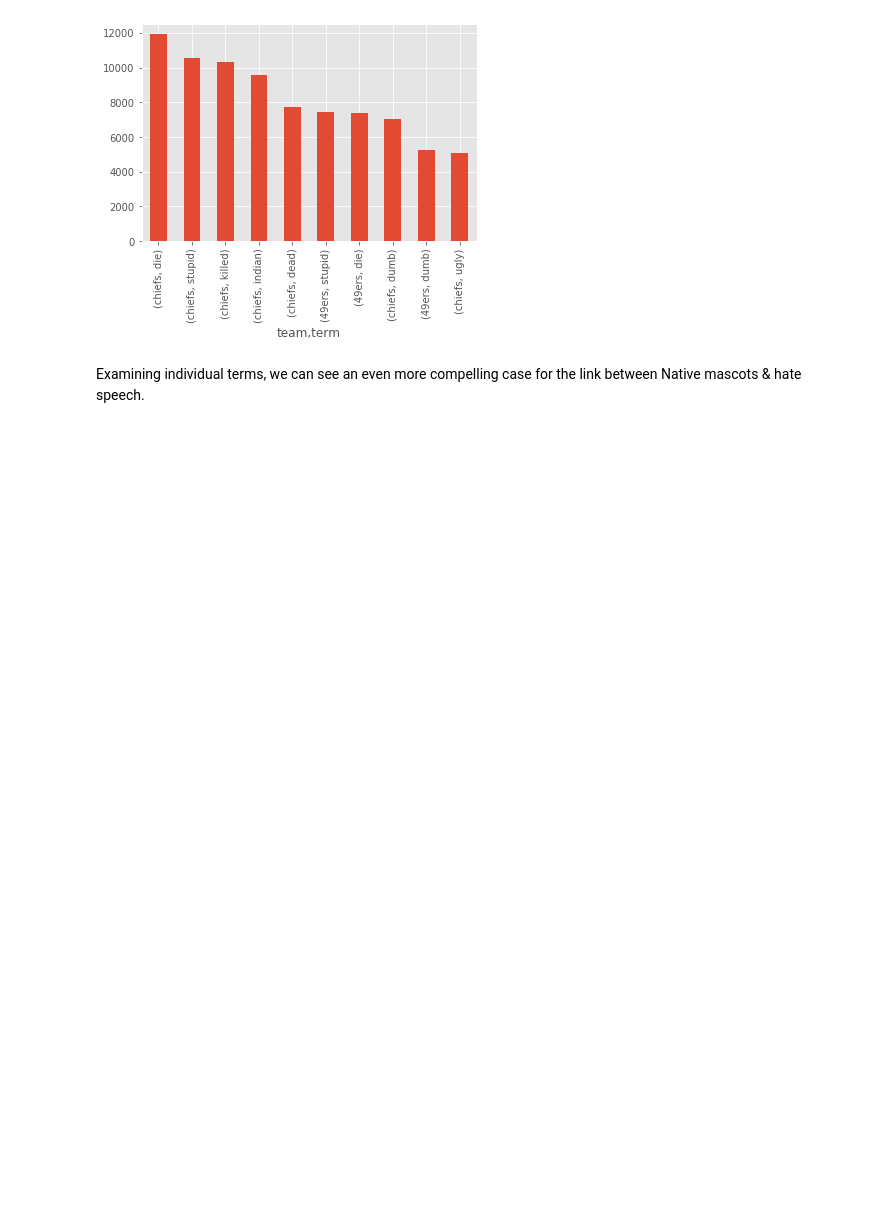
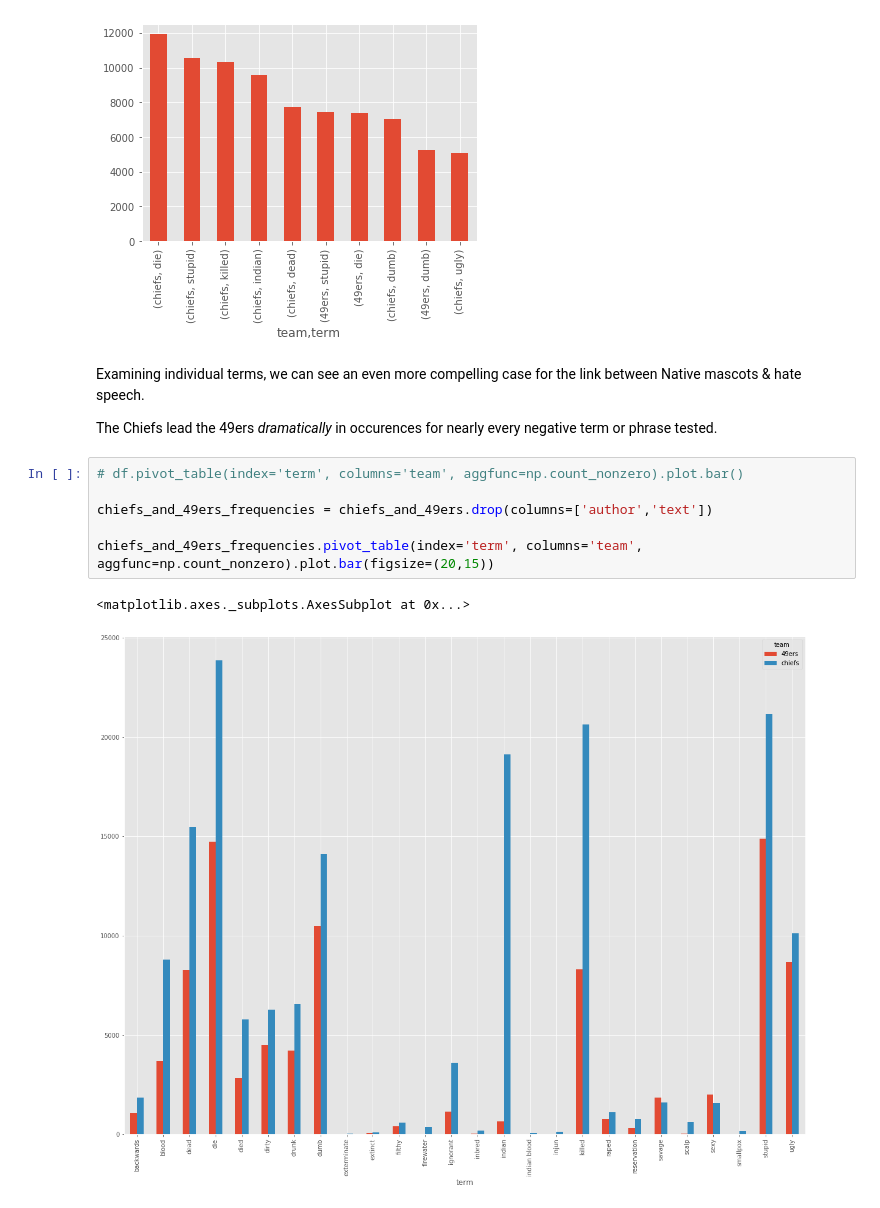
Before and after one commit to IndigenousEngineering/Not_Your_Mascot, a Jupyter notebook: Not_Your_Mascot_full.ipynb, the cells around one changed output. Drawn from its saved outputs; the diff is of its cells as text; blank space fills up the shorter version.

```diff
--- a/Not_Your_Mascot_full.ipynb
+++ b/Not_Your_Mascot_full.ipynb
@@ -1505,3 +1515,14 @@ chiefs_and_49ers.groupby('team').term.value_counts().sort_values(ascending=False
 [figure]
 # %% [markdown]
 Examining individual terms, we can see an even more compelling case for the link between Native mascots & hate speech.
+
+The Chiefs lead the 49ers *dramatically* in occurences for nearly every negative term or phrase tested.
+# %%
+# df.pivot_table(index='term', columns='team', aggfunc=np.count_nonzero).plot.bar()
+
+chiefs_and_49ers_frequencies = chiefs_and_49ers.drop(columns=['author','text'])
+
+chiefs_and_49ers_frequencies.pivot_table(index='term', columns='team', aggfunc=np.count_nonzero).plot.bar(figsize=(20,15))
+# %% [output]
+<matplotlib.axes._subplots.AxesSubplot at 0x...>
+[figure, added]
```
Also changed, not shown: parts of 3 cells of this notebook.
